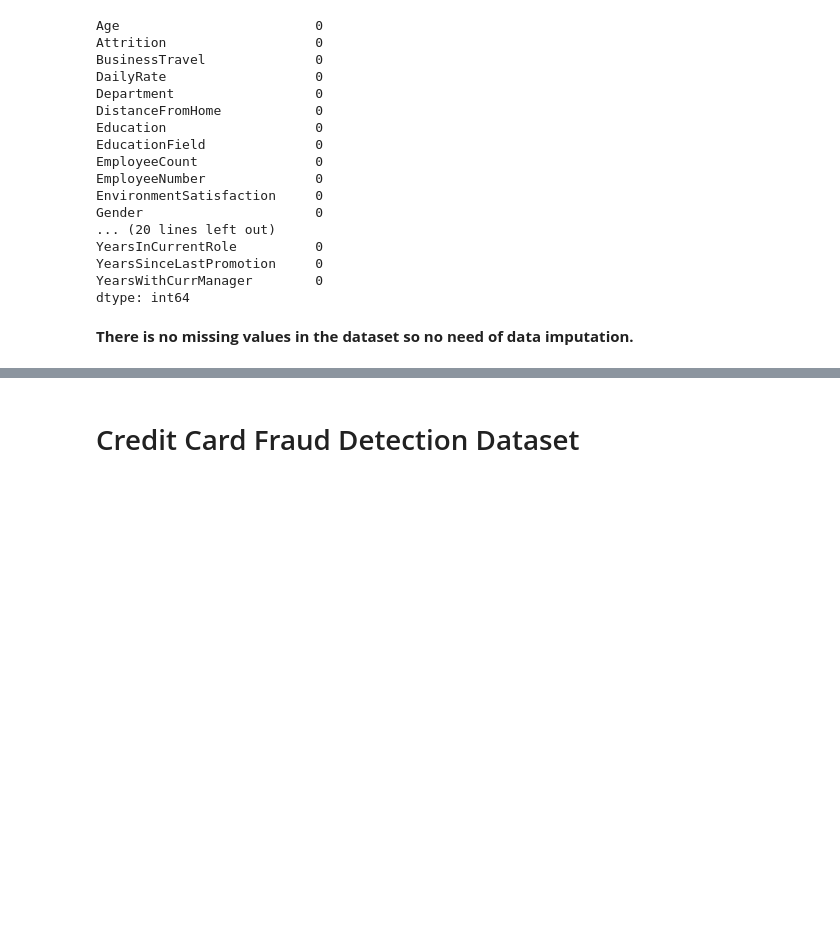
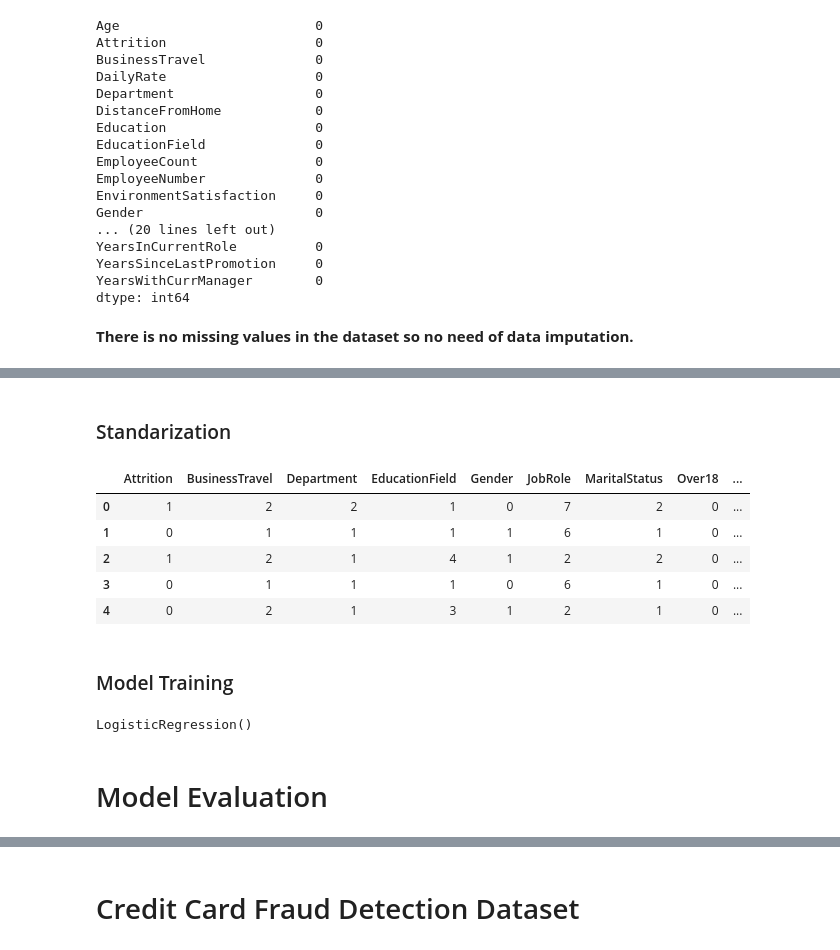
Before and after one commit to Ahmed-Islam-AI/100DaysOfBytewise, a Jupyter notebook: Solutions/Task 12 Solution/BWF_Task_12.ipynb, the cells around one changed output, grey strips where cells are left out. Saved outputs shown, nothing was run; the diff lists cells and outputs as text; code cells hidden in the pictures; blank space fills up the shorter version.

```diff
--- a/Solutions/Task 12 Solution/BWF_Task_12.ipynb
+++ b/Solutions/Task 12 Solution/BWF_Task_12.ipynb
@@ -100,0 +118,4 @@ dtype: int64
+# %%
+# categorical features in the dataset, datatype 'object'
+categorical_features = df.select_dtypes('object').columns
+print("Categorical Features in the data:\n", categorical_features)
@@ -100,0 +127,5 @@ dtype: int64
+# %%
+# numerical features
+numerical_features = df.drop(categorical_features, axis=1)
+print("\nNumerical Features in the data:\n", numerical_features.columns)
+print(numerical_features.shape)
@@ -100,0 +144,10 @@ dtype: int64
+# %%
+# Label encoding
+encoder = LabelEncoder()
+encoded_features_df = df.copy()
+
+# Apply LabelEncoder to each categorical feature
+for feature in categorical_features:
+    encoded_features_df[feature] = encoder.fit_transform(df[feature])
+
+df = encoded_features_df.copy()
@@ -100,0 +176,21 @@ dtype: int64
+# %% [markdown]
+### Standarization
+# %%
+# Applying standard scalar
+scaler = StandardScaler()
+numerical_features_scaled = scaler.fit_transform(numerical_features)
+
+# Creating dataframe for numerical features
+numerical_features_scaled_df = pd.DataFrame(numerical_features_scaled, columns=numerical_features.columns)
+df.drop(df[numerical_features.columns], axis=1, inplace=True)
+df = pd.concat([df, numerical_features_scaled_df], axis=1)
+df.head()
+# %% [output]
+|  | Attrition | BusinessTravel | Department | EducationField | Gender | JobRole | MaritalStatus | Over18 | ... |
+| 0 | 1 | 2 | 2 | 1 | 0 | 7 | 2 | 0 | ... |
+| 1 | 0 | 1 | 1 | 1 | 1 | 6 | 1 | 0 | ... |
+| 2 | 1 | 2 | 1 | 4 | 1 | 2 | 2 | 0 | ... |
+| 3 | 0 | 1 | 1 | 1 | 0 | 6 | 1 | 0 | ... |
+| 4 | 0 | 2 | 1 | 3 | 1 | 2 | 1 | 0 | ... |
+# %% [markdown]
+### Model Training
@@ -100,0 +204,6 @@ dtype: int64
+# %%
+# Applying the model
+lr_model = LogisticRegression()
+lr_model.fit(X_train, Y_train)
+# %% [output]
+LogisticRegression()
@@ -100,0 +213,2 @@ dtype: int64
+# %% [markdown]
+# Model Evaluation
```
Also changed, not shown: parts of 10 cells of this notebook.
